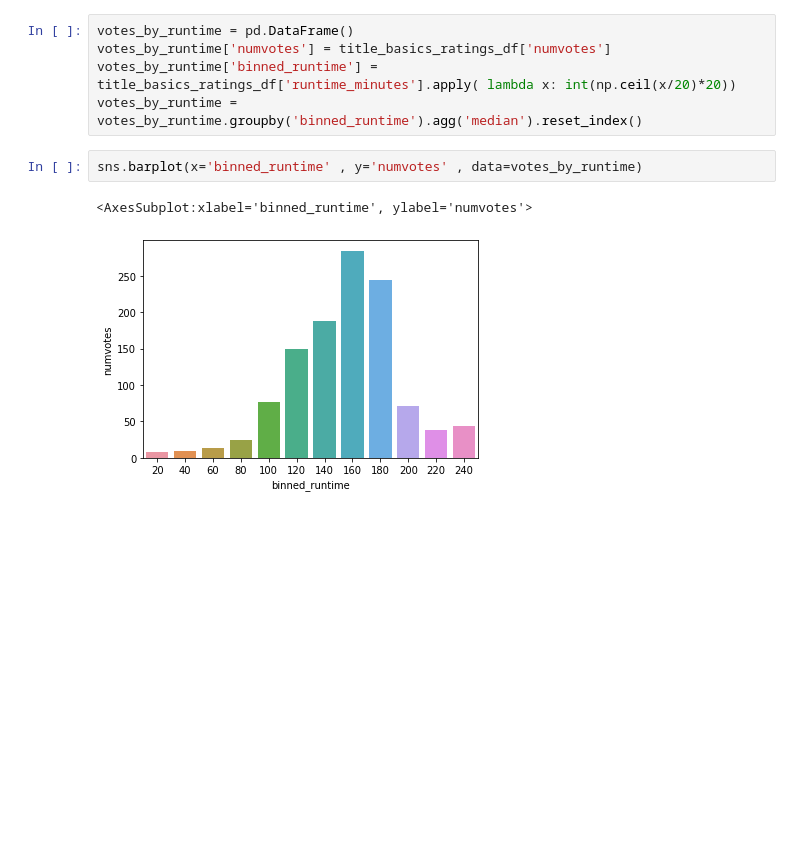
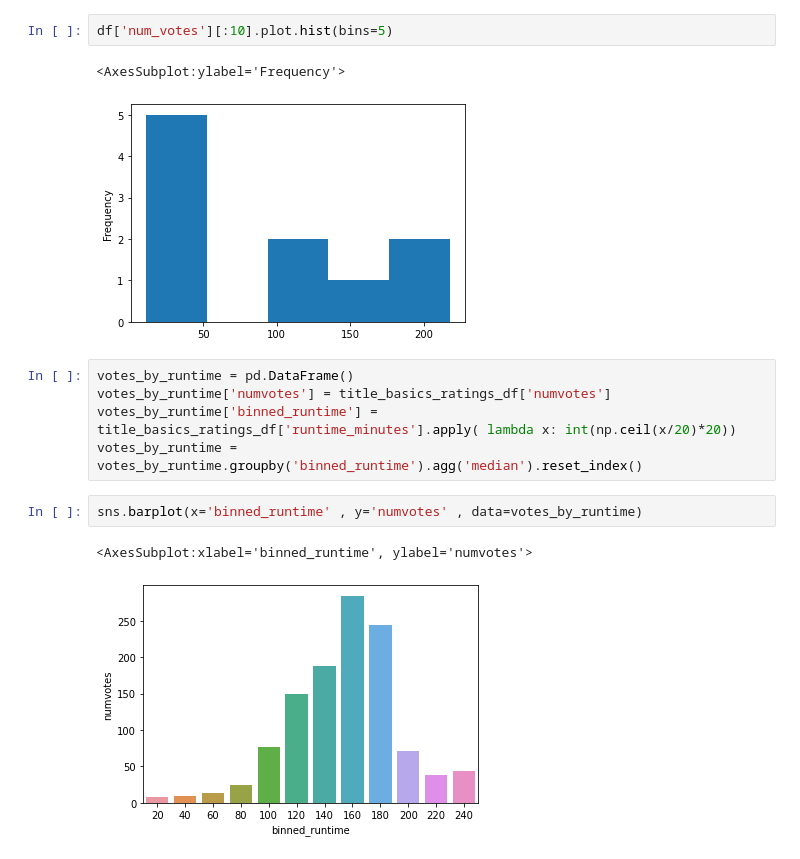
Before and after one commit to sethchart/Movie_Analysis, a Jupyter notebook: notebooks/Question2.ipynb, the cells around one changed output. Drawn from its saved outputs; the diff is of its cells as text; blank space fills up the shorter version.

```diff
--- a/notebooks/Question2.ipynb
+++ b/notebooks/Question2.ipynb
@@ -21,3 +55,8 @@ title_basics_ratings_df = get_data(data_path, 'imdb.title.basic_join_ratings.csv
+# %%
+df['num_votes'][:10].plot.hist(bins=5)
+# %% [output]
+<AxesSubplot:ylabel='Frequency'>
+[figure, added]
 # %%
 votes_by_runtime = pd.DataFrame()
 votes_by_runtime['numvotes'] = title_basics_ratings_df['numvotes']
```
Also changed, not shown: parts of 12 cells of this notebook.
